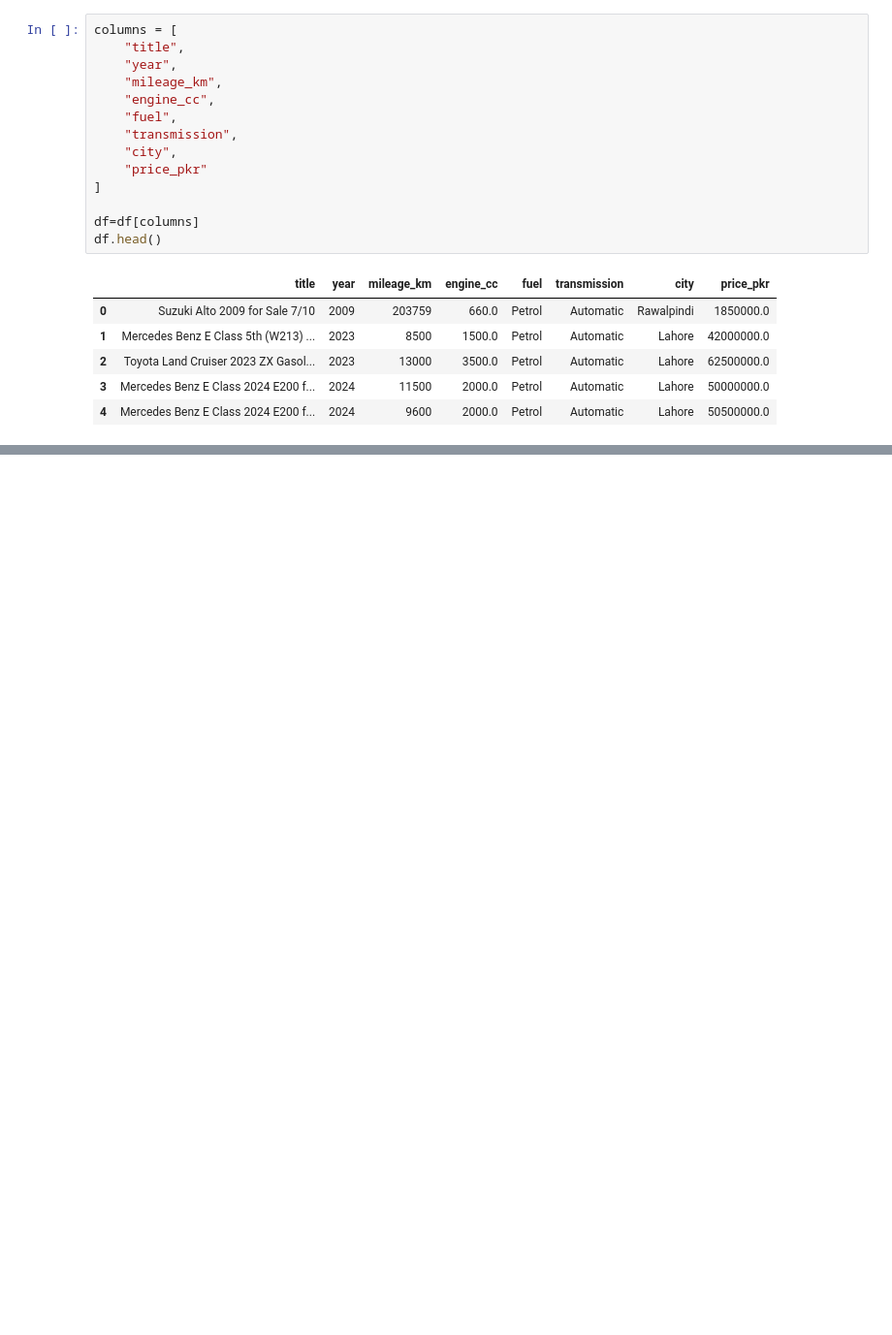
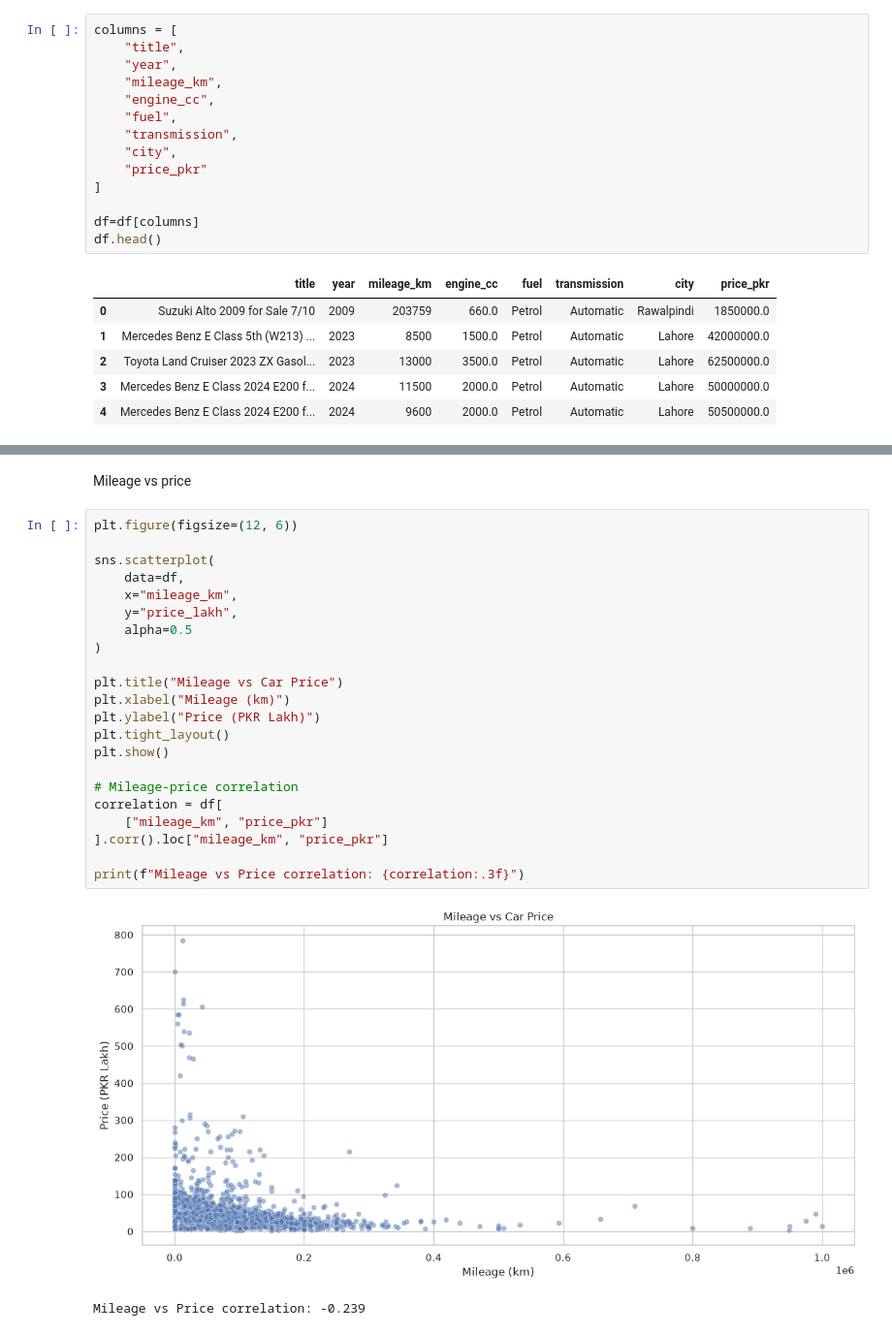
Before and after one commit to RealHaroon/Artificial-Intelligence-Labs, a Jupyter notebook: Machine Learning/Used Car Price Predictor/notebook/UsedCarPricePredictor.ipynb, the cells around one changed output, grey strips where cells are left out. Shown at 97% size. Saved outputs shown, nothing was run; the diff lists cells and outputs as text; blank space fills up the shorter version.

```diff
--- a/Machine Learning/Used Car Price Predictor/notebook/UsedCarPricePredictor.ipynb
+++ b/Machine Learning/Used Car Price Predictor/notebook/UsedCarPricePredictor.ipynb
@@ -102,0 +634,27 @@ df.head()
+# %% [markdown]
+Mileage vs price
+# %%
+plt.figure(figsize=(12, 6))
+
+sns.scatterplot(
+    data=df,
+    x="mileage_km",
+    y="price_lakh",
+    alpha=0.5
+)
+
+plt.title("Mileage vs Car Price")
+plt.xlabel("Mileage (km)")
+plt.ylabel("Price (PKR Lakh)")
+plt.tight_layout()
+plt.show()
+
+# Mileage-price correlation
+correlation = df[
+    ["mileage_km", "price_pkr"]
+].corr().loc["mileage_km", "price_pkr"]
+
+print(f"Mileage vs Price correlation: {correlation:.3f}")
+# %% [output]
+[figure, added]
+Mileage vs Price correlation: -0.239
```
Also changed, not shown: parts of 31 cells of this notebook, 4 other files.
